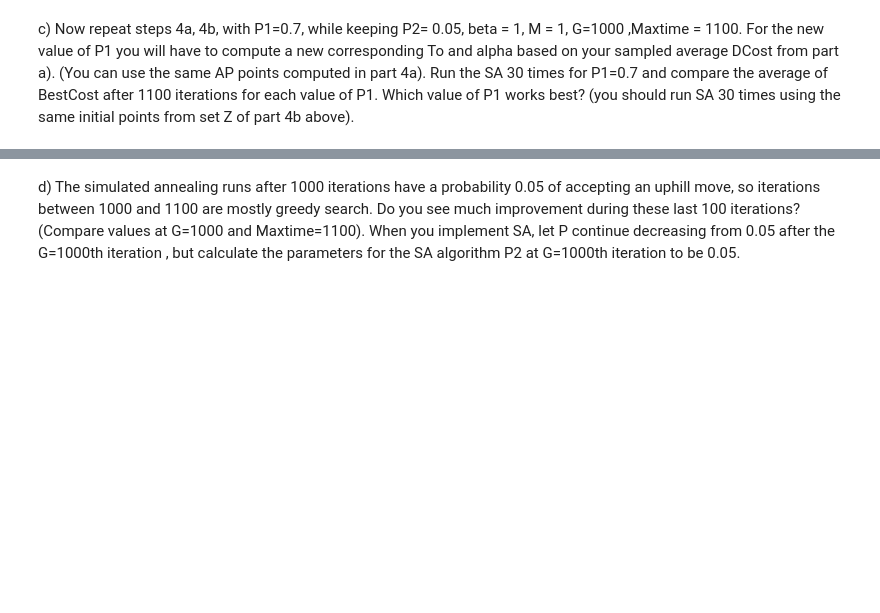
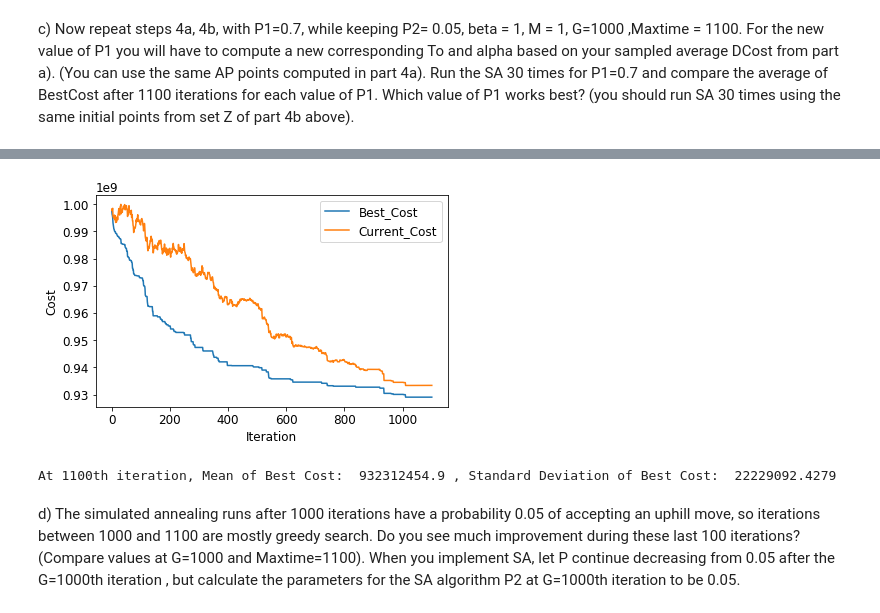
Before and after one commit to aloisiusStephen/IE6511_HW, a Jupyter notebook: HW2/Homework 2.ipynb, the cells around one changed output, grey strips where cells are left out. Saved outputs shown, nothing was run; the diff lists cells and outputs as text; code cells hidden in the pictures; blank space fills up the shorter version.

```diff
--- a/HW2/Homework 2.ipynb
+++ b/HW2/Homework 2.ipynb
@@ -282,2 +309,30 @@ Run the SA 30 times for P1=0.7 and compare the average of BestCost after 1100 it
+# %%
+sol_c = SA(Z[0],T0,alpha,1,1,1100)
+curCost_c = np.array(sol_c[0][:,1])
+bestCost_c = np.array(sol_c[0][:,2])
+
+for i in range (1,30):
+        sol_c = SA(Z[i],T0,alpha,1,1,1100)
+        curCost_c = np.c_[curCost_c,sol_c[0][:,1]]
+        bestCost_c = np.c_[bestCost_c,sol_c[0][:,2]]
+
+cur_mean_c = np.mean(curCost_c, axis = 1)
+best_mean_c= np.mean(bestCost_c, axis = 1)
+
+df_sol_c = pd.DataFrame({ "avgCurCost":cur_mean_c, "avgBestCost": best_mean_c})
+
+plt.plot(itr,df_sol_c)
+plt.xlabel('Iteration')
+plt.ylabel('Cost')
+plt.legend(['Best_Cost','Current_Cost'])
+plt.tight_layout()
+# %% [output]
+[figure, added]
+# %%
+avgBest = np.mean(bestCost[1099,:])
+sdBest = np.std(bestCost[1099,:])
+print("At 1100th iteration, Mean of Best Cost: ", avgBest, ", Standard Deviation of Best Cost: ",sdBest)
+# %% [output]
+At 1100th iteration, Mean of Best Cost:  932312454.9 , Standard Deviation of Best Cost:  22229092.4279
 # %% [markdown]
 d) The simulated annealing runs after 1000 iterations have a probability 0.05 of accepting an uphill move, so iterations between 1000 and 1100 are mostly greedy search. Do you see much improvement during these last 100 iterations? (Compare values at G=1000 and Maxtime=1100). When you implement SA, let P continue decreasing from 0.05 after the G=1000th iteration , but calculate the parameters for the SA algorithm P2  at G=1000th iteration to be 0.05.
```
Also changed, not shown: parts of 6 cells of this notebook.
